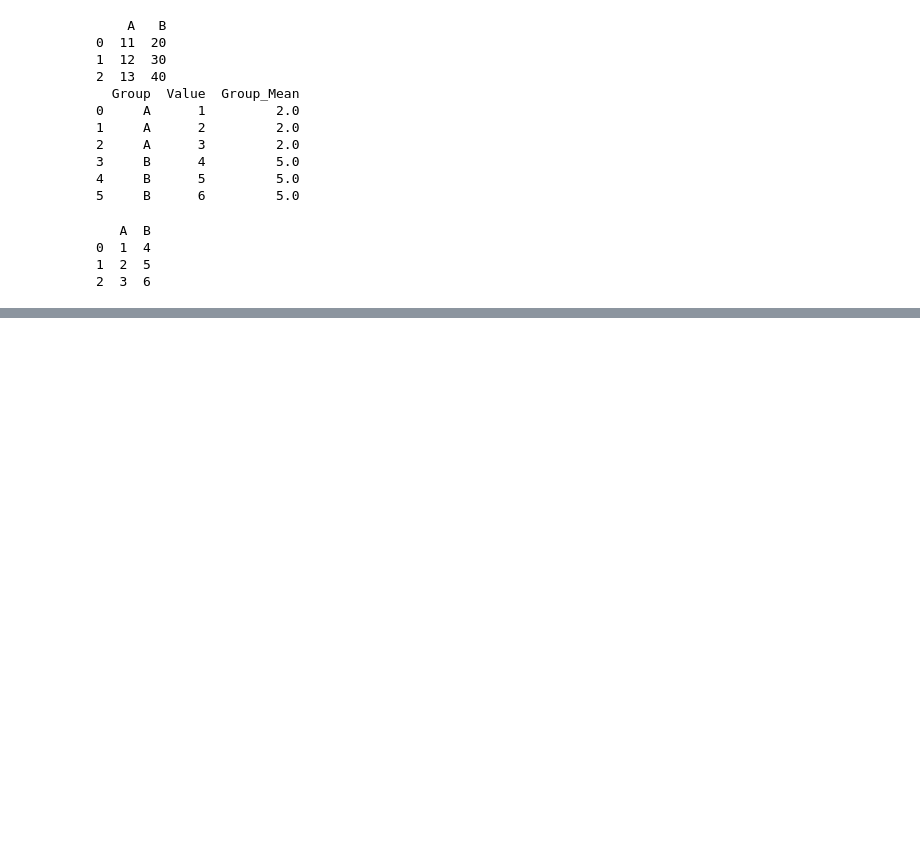
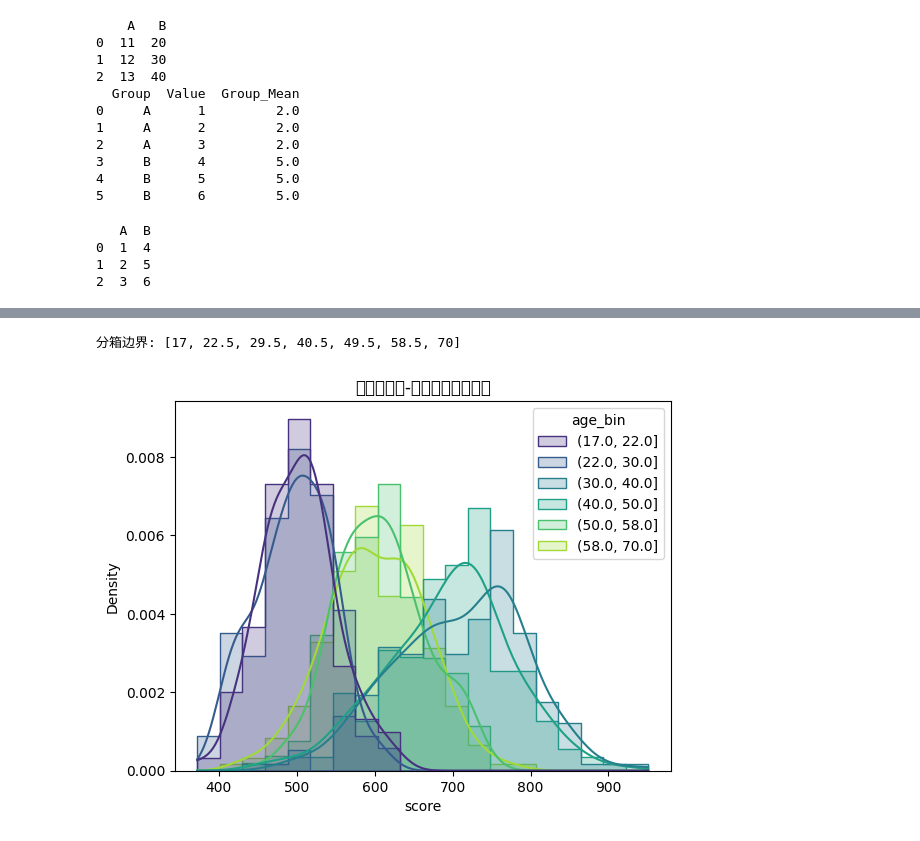
Before and after one commit to taciya/kaggle.atws, a Jupyter notebook: atws-main2.ipynb, the cells around one changed output, grey strips where cells are left out. Saved outputs shown, nothing was run; the diff lists cells and outputs as text; code cells hidden in the pictures; blank space fills up the shorter version.

```diff
--- a/atws-main2.ipynb
+++ b/atws-main2.ipynb
@@ -520,0 +568,39 @@ plt.show()
+# %%
+# 决策树分箱示例
+import numpy as np
+import pandas as pd
+import seaborn as sns
+from sklearn.tree import DecisionTreeRegressor
+
+# 生成模拟数据（客户年龄与信用评分）
+np.random.seed(42)
+age = np.random.randint(18, 70, 1000)
+score = np.where(age < 30, np.random.normal(500, 50, 1000),
+                np.where(age < 50, np.random.normal(700, 80, 1000),
+                        np.random.normal(600, 60, 1000)))
+df = pd.DataFrame({'age': age, 'score': score})
+
+# 决策树分箱（以age预测score）
+X = df[['age']]
+y = df['score']
+dt = DecisionTreeRegressor(max_depth=3, min_samples_leaf=0.1)
+dt.fit(X, y)
+
+# 提取决策树分裂阈值
+thresholds = np.sort(dt.tree_.threshold[dt.tree_.feature == 0])
+bins = [df['age'].min()-1] + thresholds.tolist() + [df['age'].max()+1]
+
+# 应用分箱
+df['age_bin'] = pd.cut(df['age'], bins=bins, precision=0)
+print("分箱边界:", bins)
+
+# 可视化（带核密度曲线）
+sns.histplot(data=df, x='score', hue='age_bin',
+             #binwidth = 10,  #bins宽度
+            element='step', kde=True, palette='viridis',
+            stat='density', common_norm=False)
+plt.title('决策树分箱-信用评分分布对比')
+plt.show()
+# %% [output]
+分箱边界: [17, 22.5, 29.5, 40.5, 49.5, 58.5, 70]
+[figure, added]
```
Also changed, not shown: parts of 6 cells of this notebook.
